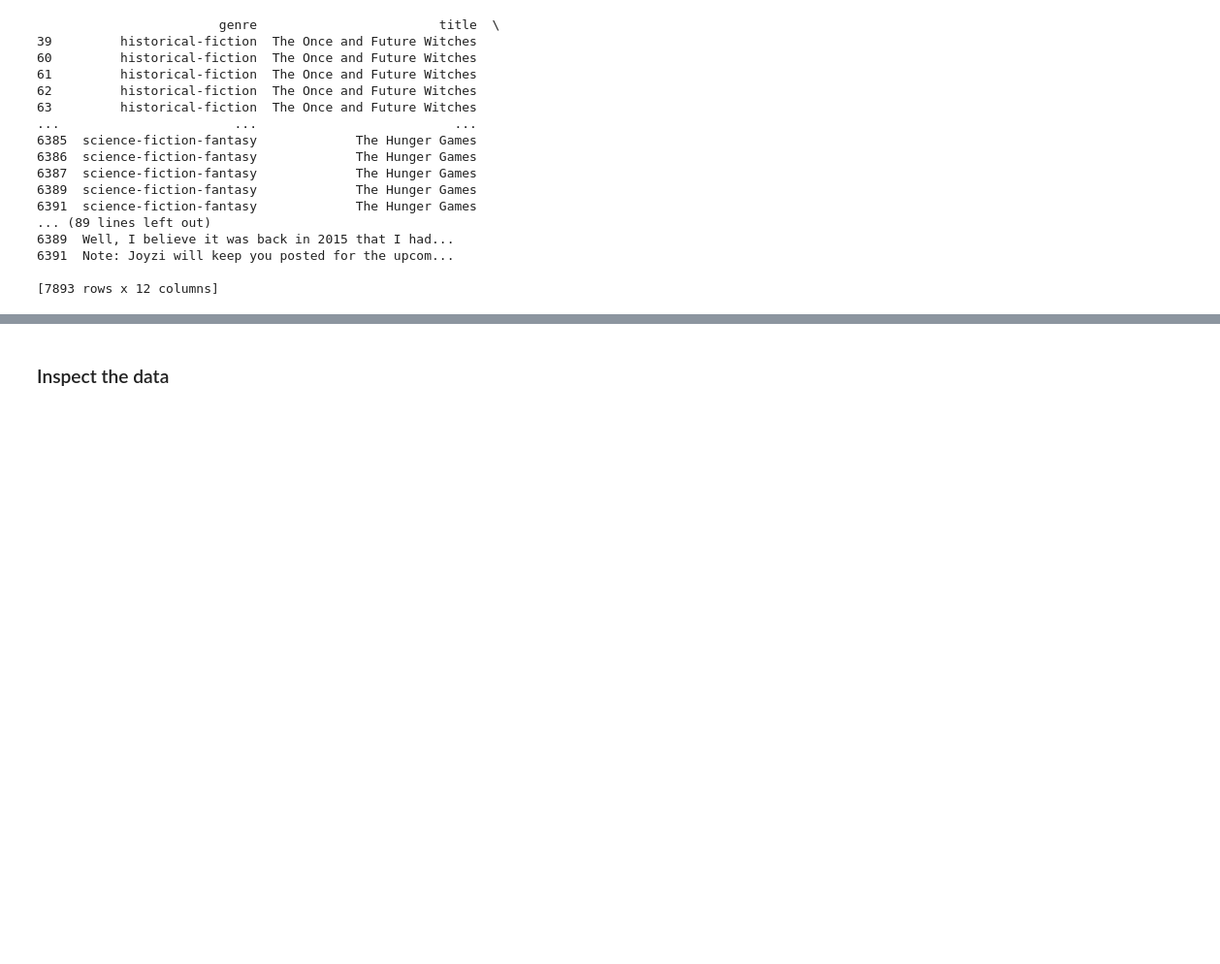
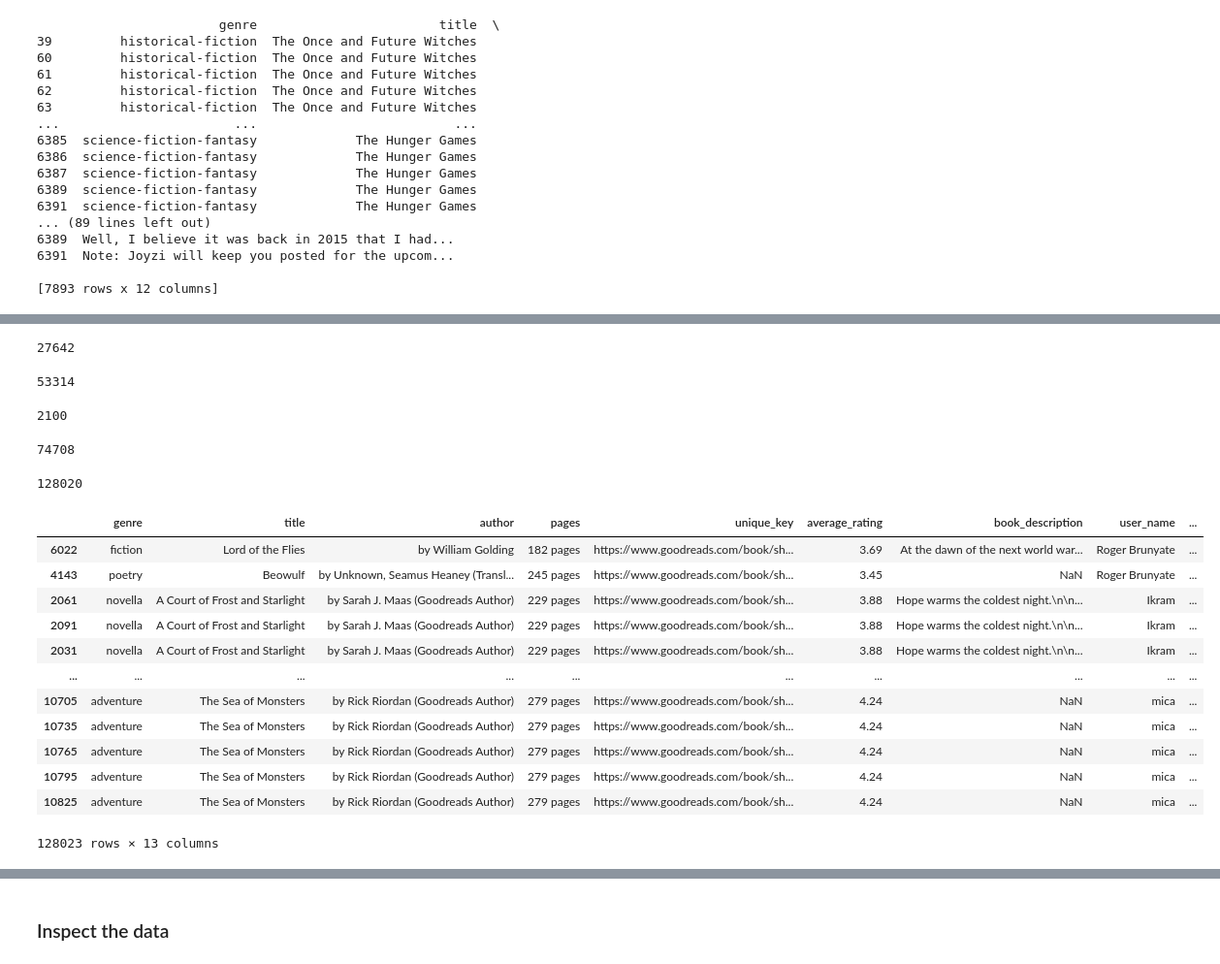
Before and after one commit to angelicacodes/book_recommendation, a Jupyter notebook: notebooks/exploratory/EDA1.ipynb, the cells around one changed output, grey strips where cells are left out. Shown at 97% size. Drawn from its saved outputs; the diff is of its cells as text; code cells hidden in the pictures; blank space fills up the shorter version.

```diff
--- a/notebooks/exploratory/EDA1.ipynb
+++ b/notebooks/exploratory/EDA1.ipynb
@@ -101,0 +108,12 @@ classics= classics_books.merge(classics_reviews, left_on='unique_key', right_on=
+# %%
+drama_books = pd.read_csv('../../data/scrape/drama_book_table.csv')
+drama_reviews = pd.read_csv('../../data/scrape/drama_review_table.csv')
+drama= drama_books.merge(drama_reviews, left_on='unique_key', right_on='book_unique_key')
+# %%
+literature_books = pd.read_csv('../../data/scrape/literature_book_table.csv')
+literature_reviews = pd.read_csv('../../data/scrape/literature_review_table.csv')
+literature= literature_books.merge(literature_reviews, left_on='unique_key', right_on='book_unique_key')
+# %%
+adventure_books = pd.read_csv('../../data/scrape/adventure_book_table.csv')
+adventure_reviews = pd.read_csv('../../data/scrape/adventure_review_table.csv')
+adventure= adventure_books.merge(adventure_reviews, left_on='unique_key', right_on='book_unique_key')
@@ -204,3 +291,9 @@ print(has_dups)
 6391  Note: Joyzi will keep you posted for the upcom...
 
 [7893 rows x 12 columns]
+# %%
+genres_tables = [short_stories, science_fiction_fantasy, romantic, novella, nonfiction, mystery,
+                 historical_fiction, historypolitics,fiction, contemporary, biomemoir, classics,
+                 anthologies, poetry, literature, drama, adventure ]
+
+comb_df = pd.concat(genres_tables, axis= 0)
@@ -206,0 +353,38 @@ print(has_dups)
+# %%
+comb_df['user_unique_key'].nunique()
+# %% [output]
+27642
+# %%
+comb_df['review_text'].nunique()
+# %% [output]
+53314
+# %%
+comb_df['review_text'].isna().sum()
+# %% [output]
+2100
+# %%
+comb_df['review_text'].duplicated().sum()
+# %% [output]
+74708
+# %%
+comb_df.duplicated(subset='user_unique_key',keep=False).sum()
+# %% [output]
+128020
+# %%
+sorted_df = comb_df.sort_values('review_text')
+#sorted_df.loc[sorted_df.duplicated(subset = 'title',keep=False),:]
+sorted_df
+# %% [output]
+|  | genre | title | author | pages | unique_key | average_rating | book_description | user_name | ... |
+| 6022 | fiction | Lord of the Flies | by William Golding | 182 pages | https://www.goodreads.com/book/sh... | 3.69 | At the dawn of the next world war... | Roger Brunyate | ... |
+| 4143 | poetry | Beowulf | by Unknown, Seamus Heaney (Transl... | 245 pages | https://www.goodreads.com/book/sh... | 3.45 | NaN | Roger Brunyate | ... |
+| 2061 | novella | A Court of Frost and Starlight | by Sarah J. Maas (Goodreads Author) | 229 pages | https://www.goodreads.com/book/sh... | 3.88 | Hope warms the coldest night.\n\n... | Ikram | ... |
+| 2091 | novella | A Court of Frost and Starlight | by Sarah J. Maas (Goodreads Author) | 229 pages | https://www.goodreads.com/book/sh... | 3.88 | Hope warms the coldest night.\n\n... | Ikram | ... |
+| 2031 | novella | A Court of Frost and Starlight | by Sarah J. Maas (Goodreads Author) | 229 pages | https://www.goodreads.com/book/sh... | 3.88 | Hope warms the coldest night.\n\n... | Ikram | ... |
+| ... | ... | ... | ... | ... | ... | ... | ... | ... | ... |
+| 10705 | adventure | The Sea of Monsters | by Rick Riordan (Goodreads Author) | 279 pages | https://www.goodreads.com/book/sh... | 4.24 | NaN | mica | ... |
+| 10735 | adventure | The Sea of Monsters | by Rick Riordan (Goodreads Author) | 279 pages | https://www.goodreads.com/book/sh... | 4.24 | NaN | mica | ... |
+| 10765 | adventure | The Sea of Monsters | by Rick Riordan (Goodreads Author) | 279 pages | https://www.goodreads.com/book/sh... | 4.24 | NaN | mica | ... |
+| 10795 | adventure | The Sea of Monsters | by Rick Riordan (Goodreads Author) | 279 pages | https://www.goodreads.com/book/sh... | 4.24 | NaN | mica | ... |
+| 10825 | adventure | The Sea of Monsters | by Rick Riordan (Goodreads Author) | 279 pages | https://www.goodreads.com/book/sh... | 4.24 | NaN | mica | ... |
+128023 rows × 13 columns
```
Also changed, not shown: parts of 50 cells of this notebook, 9 other files.
